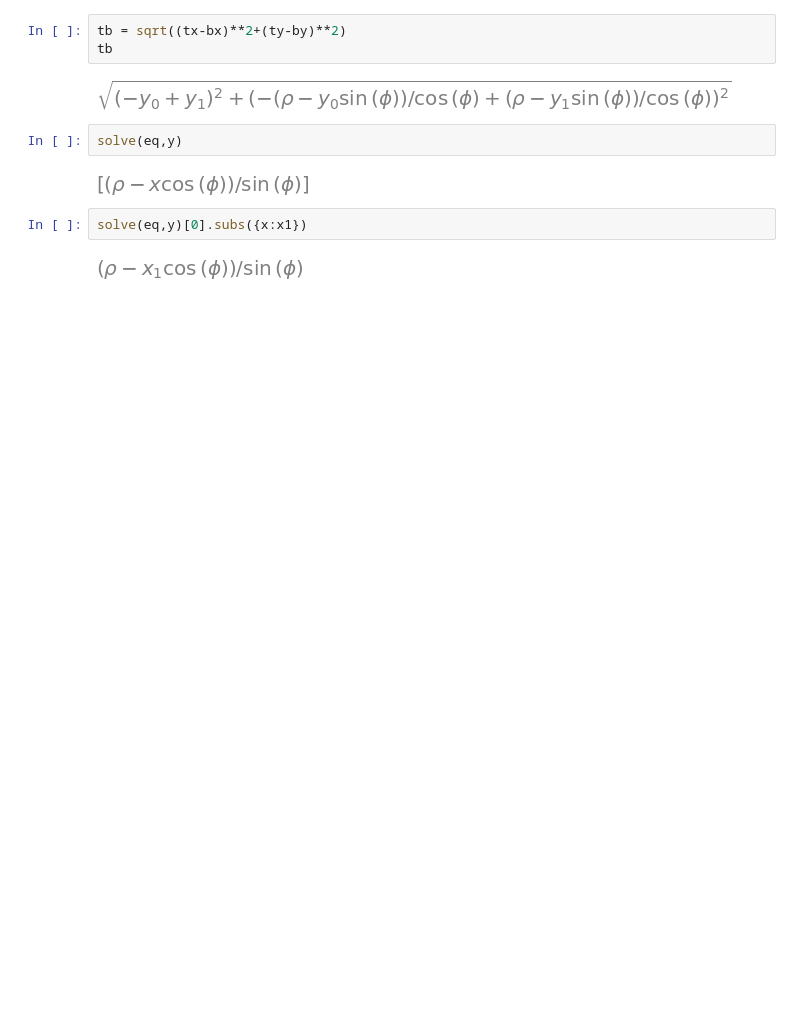
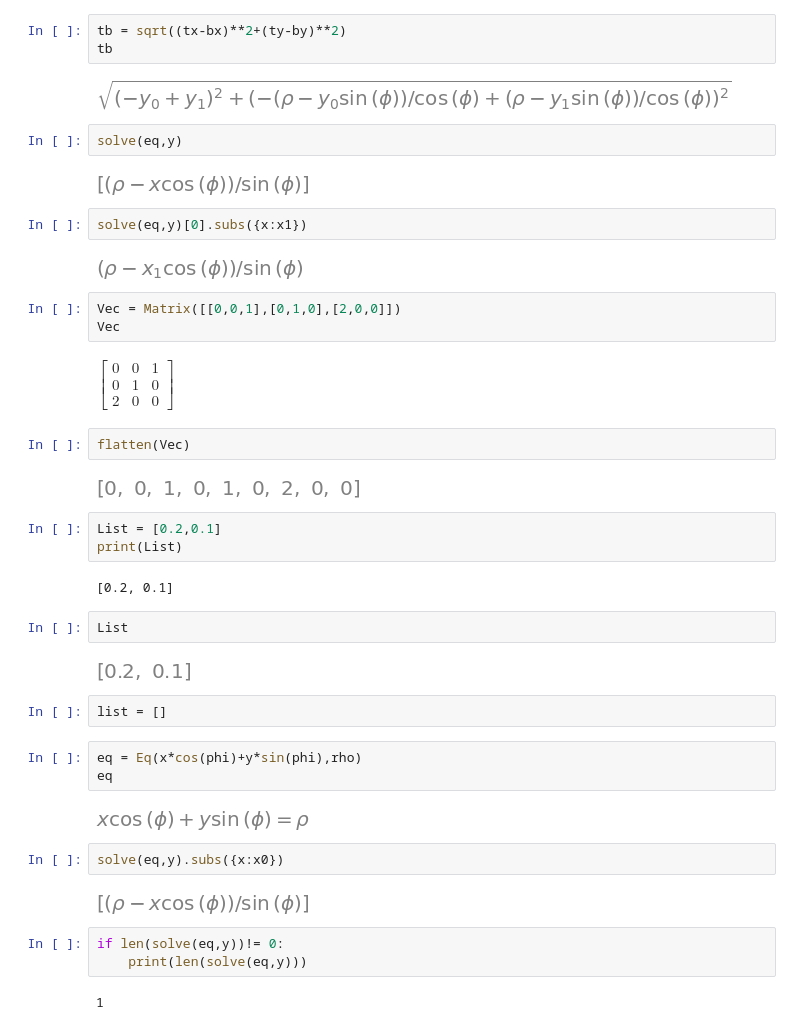
Before and after one commit to RABL1N/Mat1b-Projekt, a Jupyter notebook: 5_2.ipynb, the cells around one changed output. Saved outputs shown, nothing was run; the diff lists cells and outputs as text; blank space fills up the shorter version.

```diff
--- a/5_2.ipynb
+++ b/5_2.ipynb
@@ -167,3 +167,37 @@ solve(eq,y)
 solve(eq,y)[0].subs({x:x1})
 # %% [output]
 [figure]
+# %%
+Vec = Matrix([[0,0,1],[0,1,0],[2,0,0]])
+Vec
+# %% [output]
+$\displaystyle \left[\begin{matrix}0 & 0 & 1\\0 & 1 & 0\\2 & 0 & 0\end{matrix}\right]$
+# %%
+flatten(Vec)
+# %% [output]
+[figure, added]
+# %%
+List = [0.2,0.1]
+print(List)
+# %% [output]
+[0.2, 0.1]
+# %%
+List
+# %% [output]
+[figure, added]
+# %%
+list = []
+# %%
+eq = Eq(x*cos(phi)+y*sin(phi),rho)
+eq
+# %% [output]
+[figure, added]
+# %%
+solve(eq,y).subs({x:x0})
+# %% [output]
+[figure, added]
+# %%
+if len(solve(eq,y))!= 0:
+    print(len(solve(eq,y)))
+# %% [output]
+1
```
Also changed, not shown: parts of 2 cells of this notebook, 1 other file.
